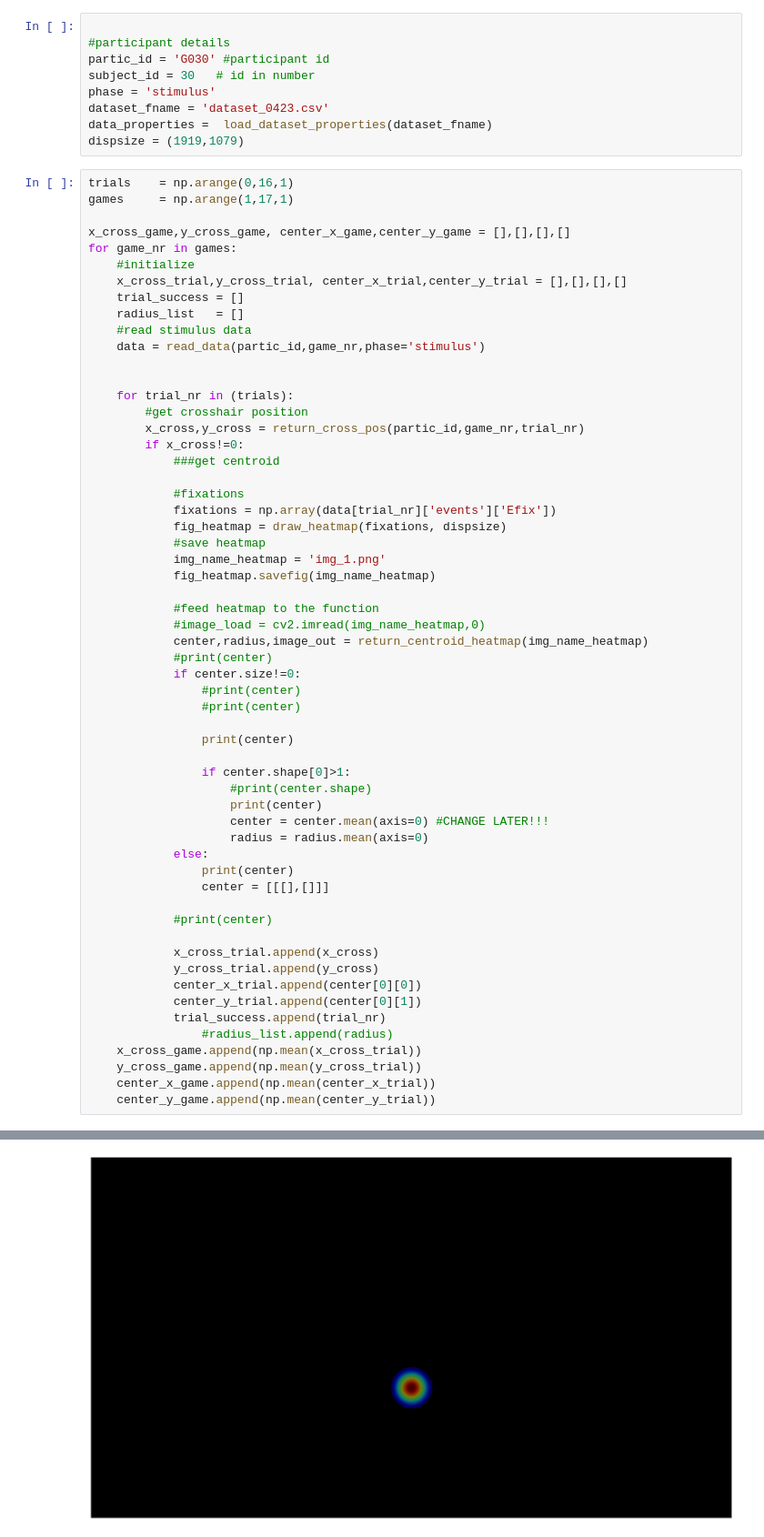
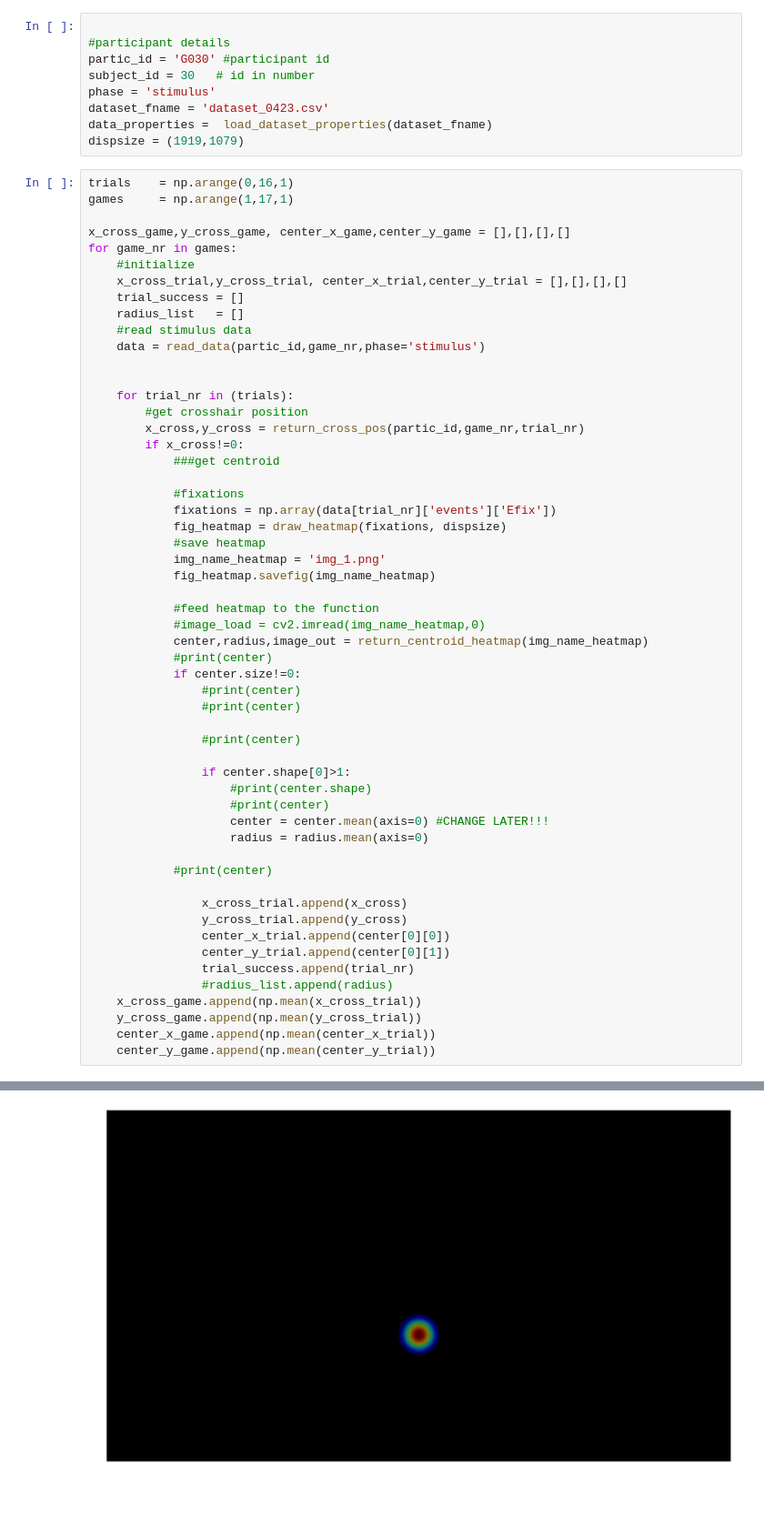
Before and after one commit to adithr/Eye-Tracking-Neural-Sys, a Jupyter notebook: Test Notebook.ipynb, the cells around one changed output, grey strips where cells are left out. Shown at 91% size. Cells and saved outputs as stored; diff of their text form; blank space fills up the shorter version.

```diff
--- a/Test Notebook.ipynb
+++ b/Test Notebook.ipynb
@@ -124,24 +124,21 @@ for game_nr in games:
                 #print(center)
                 #print(center)
 
-                print(center)
+                #print(center)
 
                 if center.shape[0]>1:
                     #print(center.shape)
-                    print(center)
+                    #print(center)
                     center = center.mean(axis=0) #CHANGE LATER!!!
                     radius = radius.mean(axis=0)
-            else:
-                print(center)
-                center = [[[],[]]]
 
             #print(center)
 
-            x_cross_trial.append(x_cross)
-            y_cross_trial.append(y_cross)
-            center_x_trial.append(center[0][0])
-            center_y_trial.append(center[0][1])
-            trial_success.append(trial_nr)
+                x_cross_trial.append(x_cross)
+                y_cross_trial.append(y_cross)
+                center_x_trial.append(center[0][0])
+                center_y_trial.append(center[0][1])
+                trial_success.append(trial_nr)
                 #radius_list.append(radius)
     x_cross_game.append(np.mean(x_cross_trial))
     y_cross_game.append(np.mean(y_cross_trial))
@@ -171 +151 @@ for game_nr in games:
-[figure, old version]
+[figure, new version]
```
Also changed, not shown: parts of 5 cells of this notebook, 2 other files.
